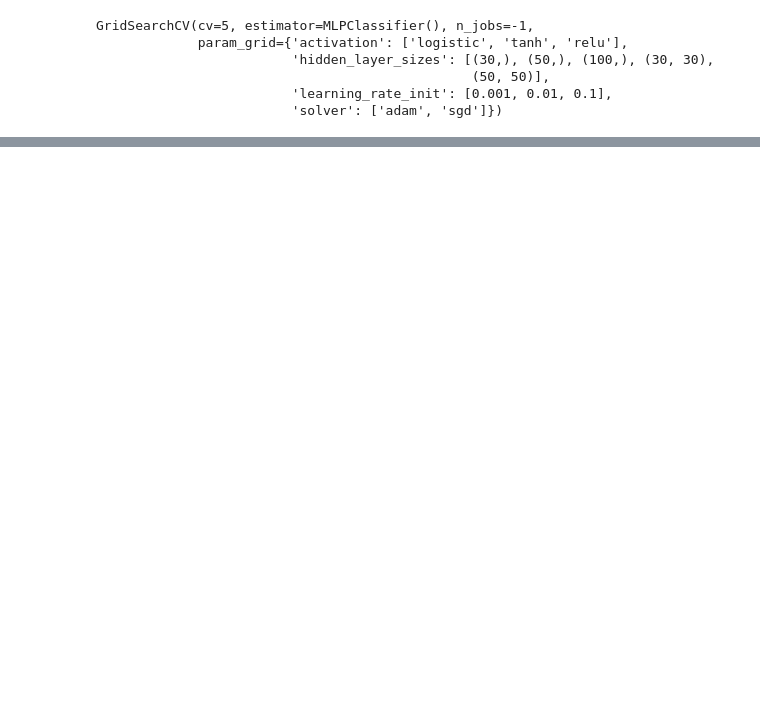
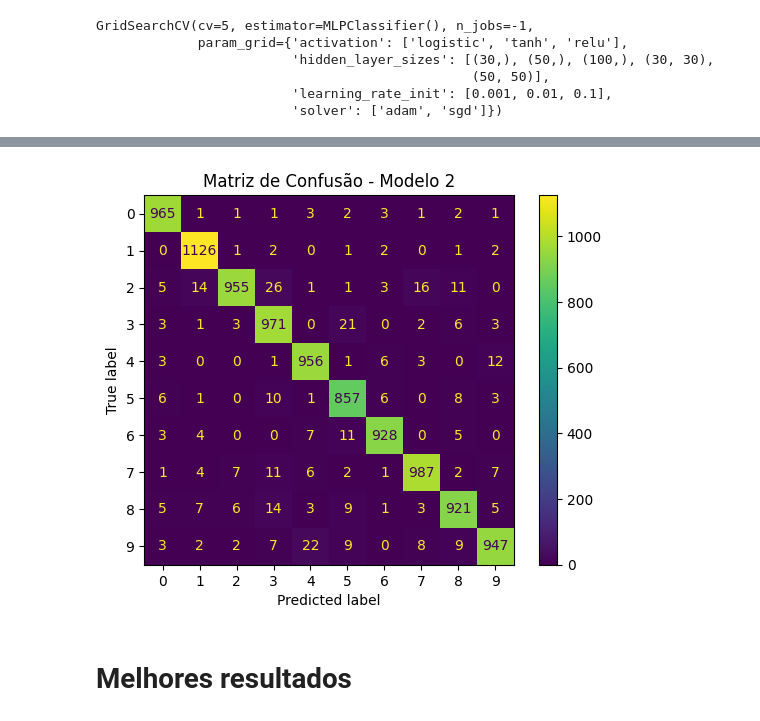
Before and after one commit to caiolbarreto/mlp, a Jupyter notebook: main.ipynb, the cells around one changed output, grey strips where cells are left out. Saved outputs shown, nothing was run; the diff lists cells and outputs as text; code cells hidden in the pictures; blank space fills up the shorter version.

```diff
--- a/main.ipynb
+++ b/main.ipynb
@@ -91,0 +137,7 @@ Best score: 0.9743400000000001
+# %%
+clf2 = MLPClassifier(activation='relu', hidden_layer_sizes=(30, 30), learning_rate_init=0.1, solver='sgd').fit(X_train, y_train)
+y_pred = clf2.predict(X_test)
+ac2 = clf2.score(X_test, y_test)
+
+class_report = classification_report(y_test, y_pred)
+print(class_report)
@@ -91,0 +161,10 @@ Best score: 0.9743400000000001
+# %%
+cm2 = confusion_matrix(y_test, y_pred)
+disp = ConfusionMatrixDisplay(confusion_matrix=cm2)
+disp.plot()
+plt.title('Matriz de Confusão - Modelo 2')
+plt.show()
+# %% [output]
+[figure, added]
+# %% [markdown]
+# Melhores resultados
```
Also changed, not shown: parts of 13 cells of this notebook.
